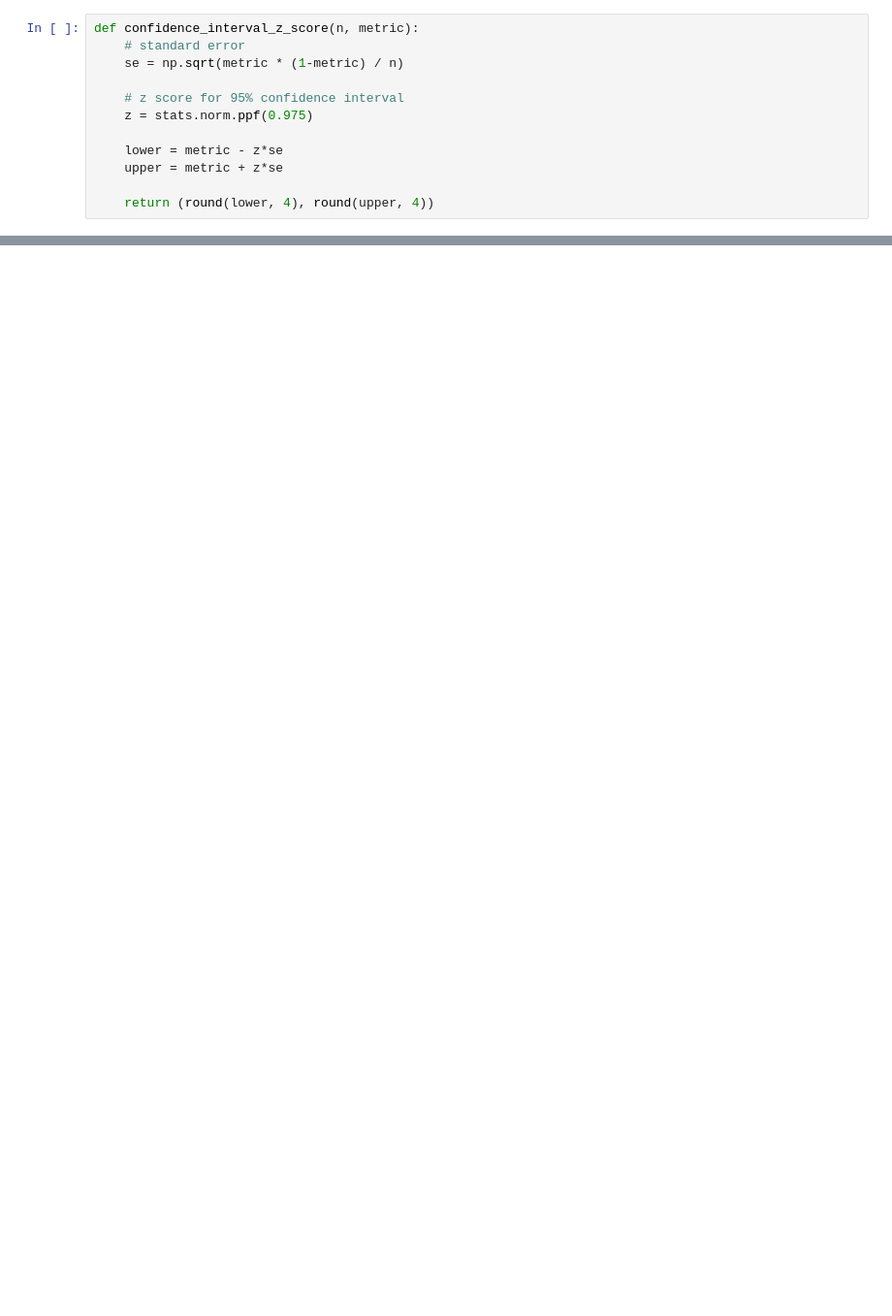
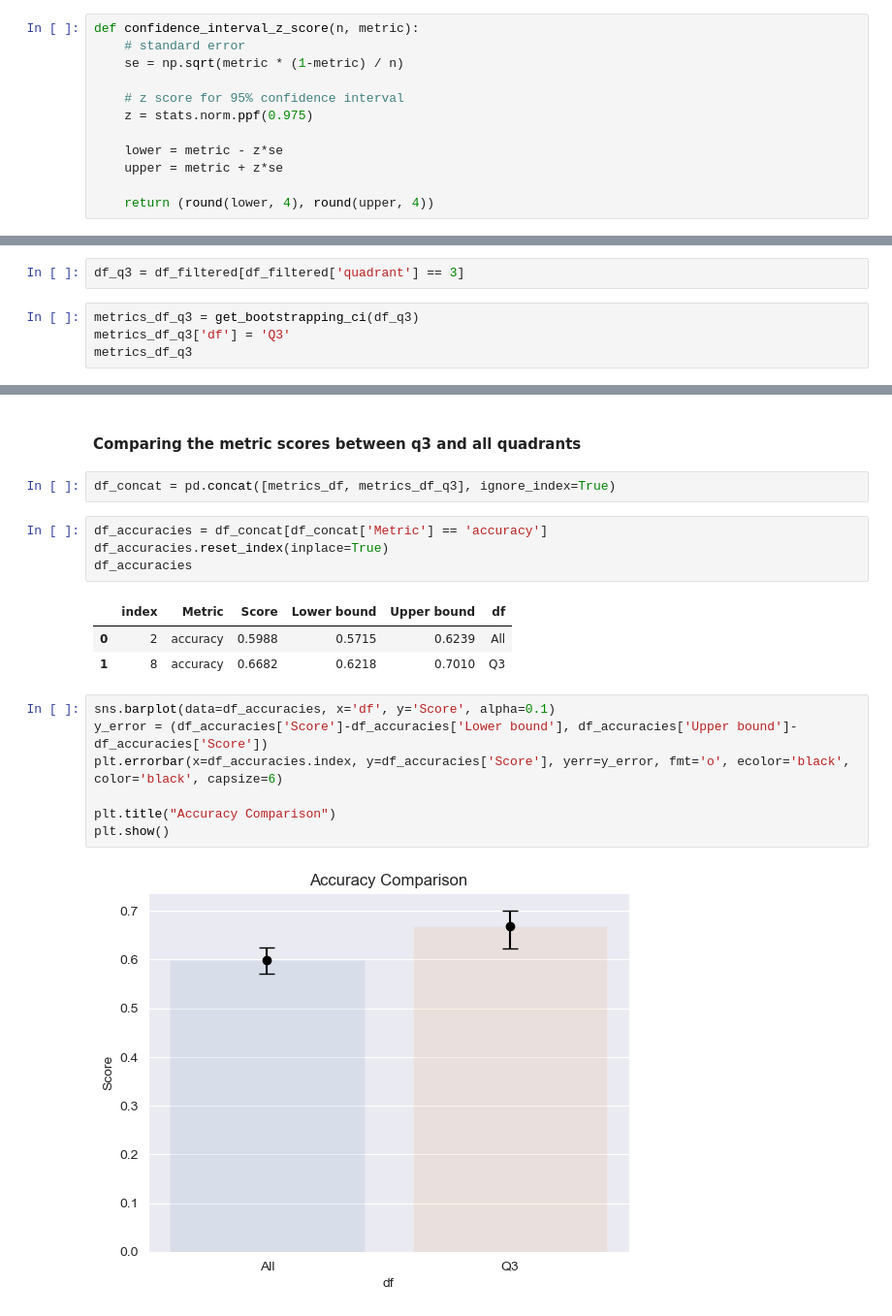
Before and after one commit to guiga004/mask-detection, a Jupyter notebook: mask-detection.ipynb, the cells around one changed output, grey strips where cells are left out. Shown: that part at 97% size. Saved outputs shown, nothing was run; the diff lists cells and outputs as text; blank space fills up the shorter version.

```diff
--- a/mask-detection.ipynb
+++ b/mask-detection.ipynb
@@ -258,0 +281,6 @@ plt.show()
+# %%
+df_q3 = df_filtered[df_filtered['quadrant'] == 3]
+# %%
+metrics_df_q3 = get_bootstrapping_ci(df_q3)
+metrics_df_q3['df'] = 'Q3'
+metrics_df_q3
@@ -258,0 +295,21 @@ plt.show()
+# %% [markdown]
+#### Comparing the metric scores between q3 and all quadrants
+# %%
+df_concat = pd.concat([metrics_df, metrics_df_q3], ignore_index=True)
+# %%
+df_accuracies = df_concat[df_concat['Metric'] == 'accuracy']
+df_accuracies.reset_index(inplace=True)
+df_accuracies
+# %% [output]
+|  | index | Metric | Score | Lower bound | Upper bound | df |
+| 0 | 2 | accuracy | 0.5988 | 0.5715 | 0.6239 | All |
+| 1 | 8 | accuracy | 0.6682 | 0.6218 | 0.7010 | Q3 |
+# %%
+sns.barplot(data=df_accuracies, x='df', y='Score', alpha=0.1)
+y_error = (df_accuracies['Score']-df_accuracies['Lower bound'], df_accuracies['Upper bound']-df_accuracies['Score'])
+plt.errorbar(x=df_accuracies.index, y=df_accuracies['Score'], yerr=y_error, fmt='o', ecolor='black', color='black', capsize=6)
+
+plt.title("Accuracy Comparison")
+plt.show()
+# %% [output]
+[figure, added]
```
Also changed, not shown: parts of 26 cells of this notebook.
